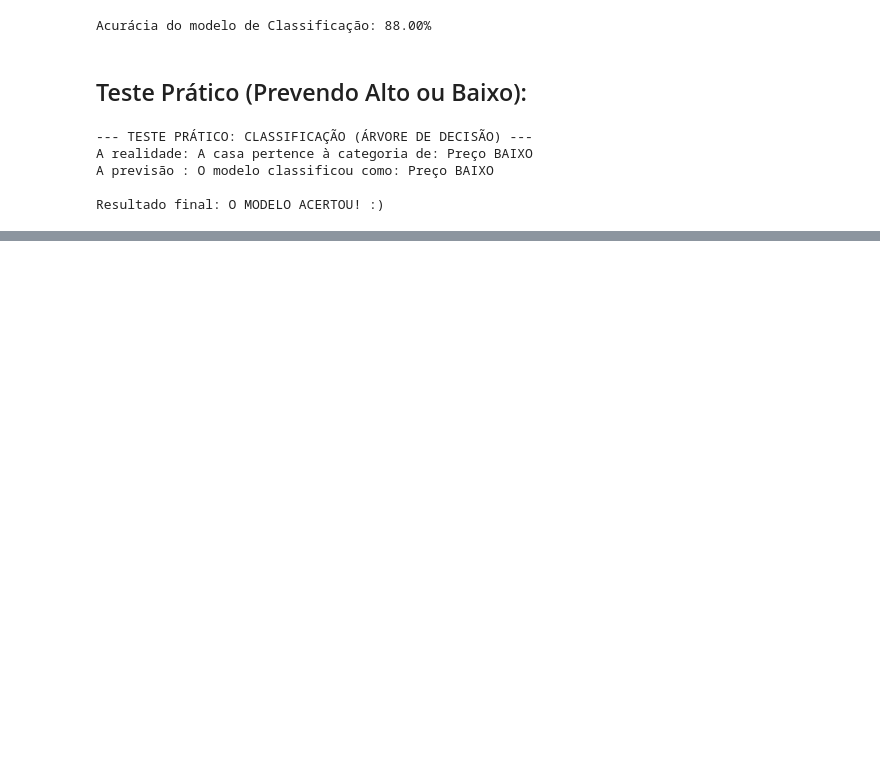
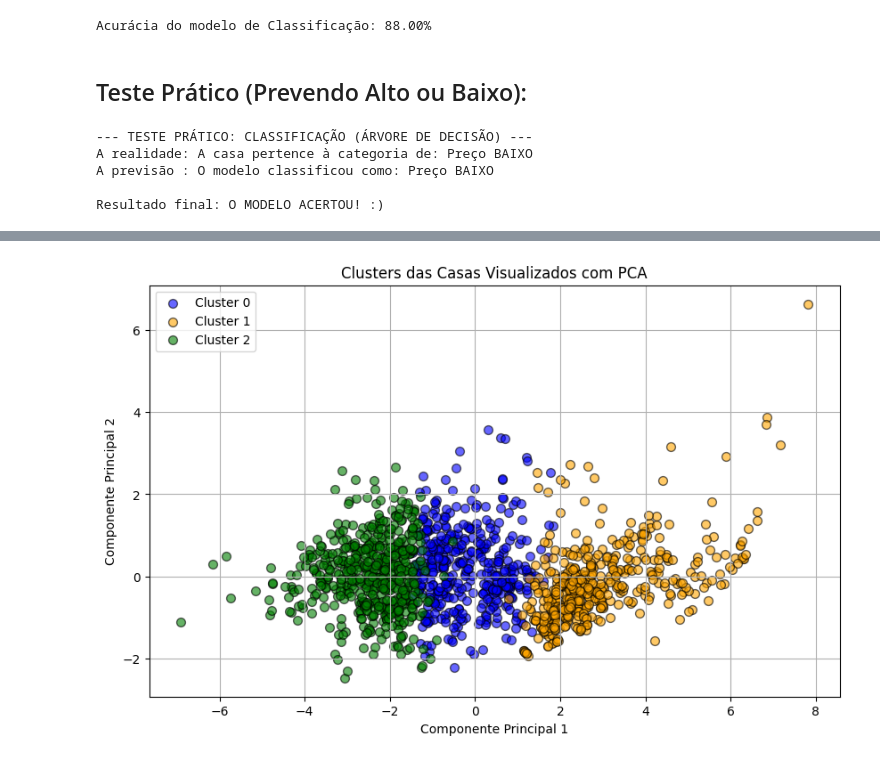
Before and after one commit to barzifelipe/analise_de_dados_atividade_c3_a1, a Jupyter notebook: Analise_Preco.ipynb, the cells around one changed output, grey strips where cells are left out. Drawn from its saved outputs; the diff is of its cells as text; code cells hidden in the pictures; blank space fills up the shorter version.

```diff
--- a/Analise_Preco.ipynb
+++ b/Analise_Preco.ipynb
@@ -491,0 +577,24 @@ Resultado final: O MODELO ACERTOU! :)
+# %%
+pca_vis = PCA(n_components=2, random_state=42)
+X_pca_vis = pca_vis.fit_transform(X_scaled)
+
+df_original['pca1'] = X_pca_vis[:, 0]
+df_original['pca2'] = X_pca_vis[:, 1]
+
+# scatter plot dos clusters
+plt.figure(figsize=(10, 6))
+cores = ['blue', 'orange', 'green']
+
+for i in range(k):
+    mascara = df_original['cluster'] == i
+    plt.scatter(df_original.loc[mascara, 'pca1'], df_original.loc[mascara, 'pca2'],
+                c=cores[i], label=f'Cluster {i}', alpha=0.6, edgecolors='k', s=50)
+
+plt.xlabel('Componente Principal 1')
+plt.ylabel('Componente Principal 2')
+plt.title('Clusters das Casas Visualizados com PCA')
+plt.legend()
+plt.grid(True)
+plt.show()
+# %% [output]
+[figure, added]
```
Also changed, not shown: parts of 45 cells of this notebook, 4 other files.
